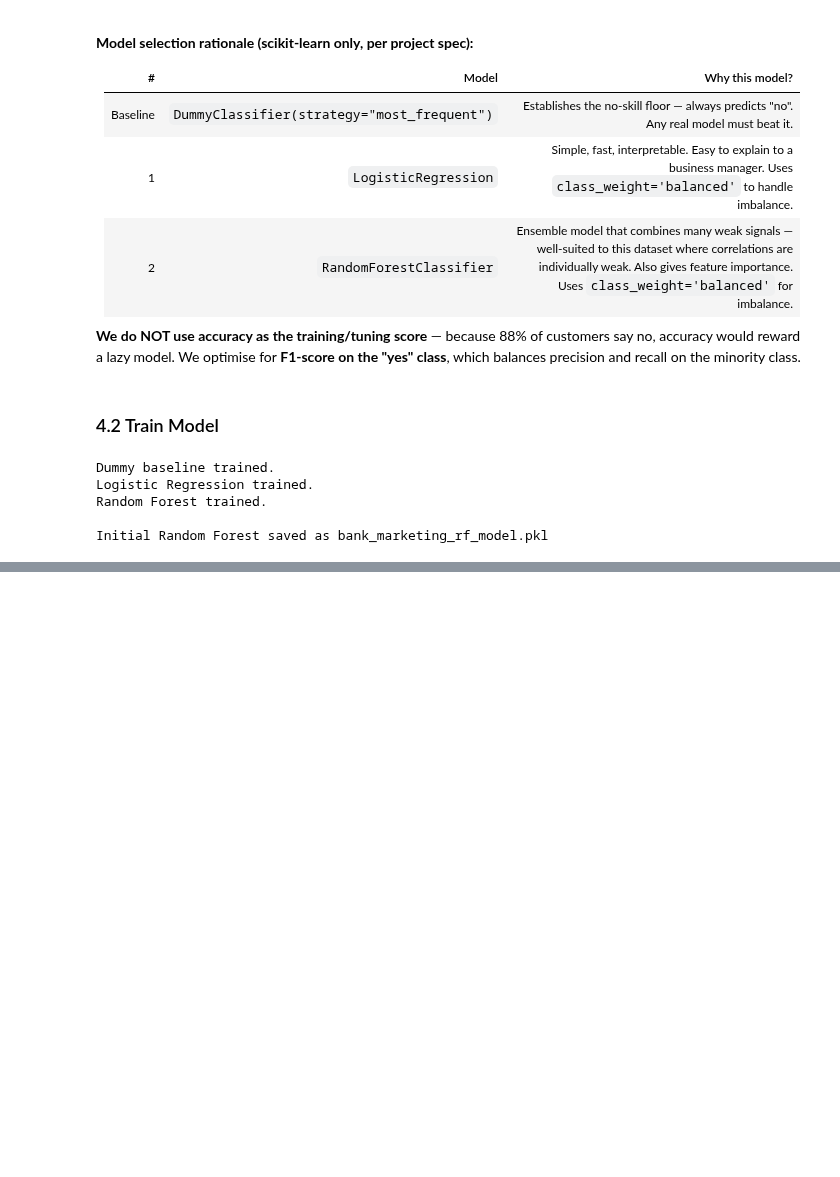
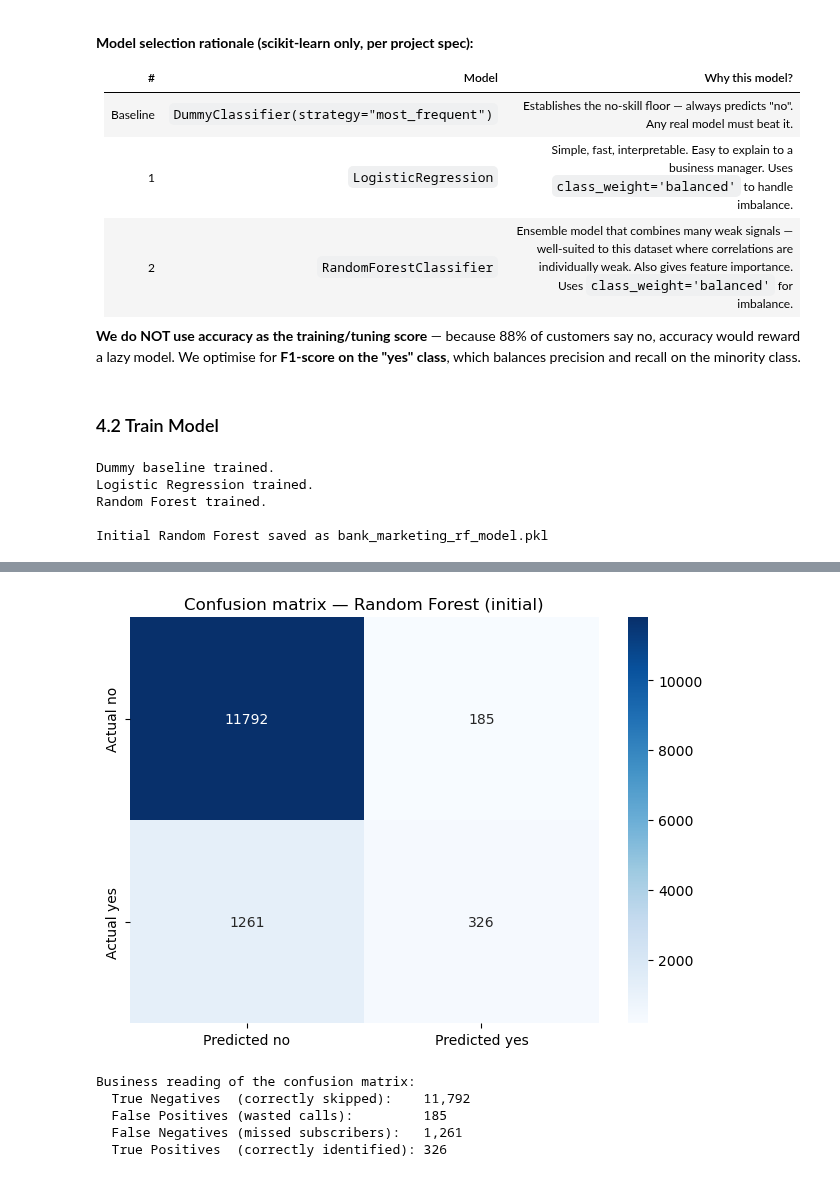
Before and after one commit to gavinlautp/mldp-bank-marketing, a Jupyter notebook: MLDP_Program_Codes.ipynb, the cells around one changed output, grey strips where cells are left out. Cells and saved outputs as stored; diff of their text form; code cells hidden in the pictures; blank space fills up the shorter version.

```diff
--- a/MLDP_Program_Codes.ipynb
+++ b/MLDP_Program_Codes.ipynb
@@ -481,0 +554,25 @@ Initial Random Forest saved as bank_marketing_rf_model.pkl
+# %%
+## Confusion matrix visualisation for the initial Random Forest
+cm = confusion_matrix(y_test, rf.predict(X_test))
+
+sns.heatmap(cm, annot=True, fmt="d", cmap="Blues",
+            xticklabels=["Predicted no", "Predicted yes"],
+            yticklabels=["Actual no", "Actual yes"])
+plt.title("Confusion matrix — Random Forest (initial)")
+plt.tight_layout()
+plt.show()
+
+## Business interpretation of the confusion matrix
+tn, fp, fn, tp = cm.ravel()
+print(f"\nBusiness reading of the confusion matrix:")
+print(f"  True Negatives  (correctly skipped):    {tn:,}")
+print(f"  False Positives (wasted calls):         {fp:,}")
+print(f"  False Negatives (missed subscribers):   {fn:,}")
+print(f"  True Positives  (correctly identified): {tp:,}")
+# %% [output]
+[figure, added]
+Business reading of the confusion matrix:
+  True Negatives  (correctly skipped):    11,792
+  False Positives (wasted calls):         185
+  False Negatives (missed subscribers):   1,261
+  True Positives  (correctly identified): 326
```
Also changed, not shown: parts of 28 cells of this notebook.
